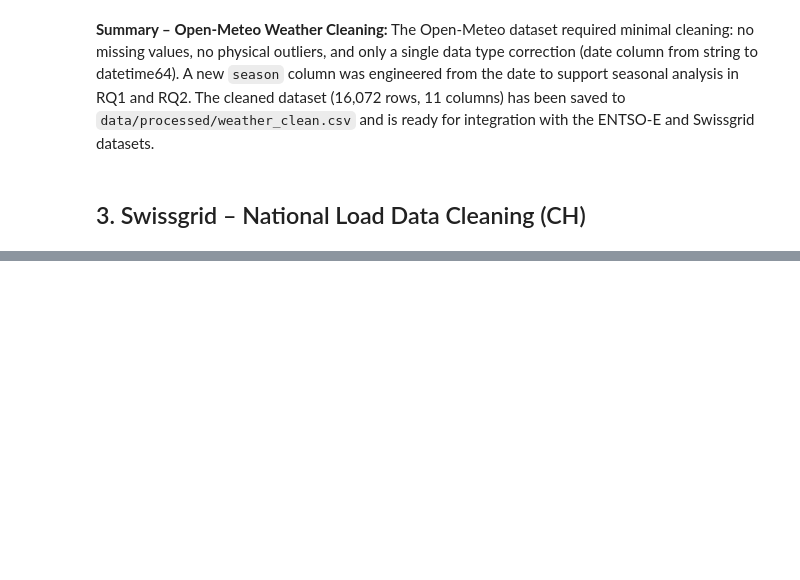
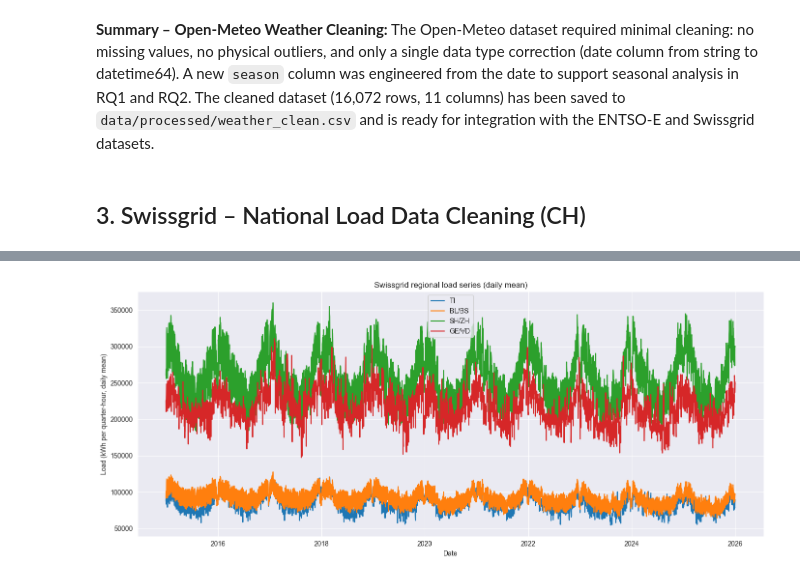
Before and after one commit to joelthedebugger/CIP_FS26_203, a Jupyter notebook: notebooks/02_data_cleaning.ipynb, the cells around one changed output, grey strips where cells are left out. Cells and saved outputs as stored; diff of their text form; code cells hidden in the pictures; blank space fills up the shorter version.

```diff
--- a/notebooks/02_data_cleaning.ipynb
+++ b/notebooks/02_data_cleaning.ipynb
@@ -416,0 +1076,17 @@ tbd Joel/Aurora
+# %%
+# Plot regional daily mean load over time
+
+plt.figure(figsize=(14, 6))
+plt.plot(swissgrid_daily_plot["date"], swissgrid_daily_plot["load_ti_kwh"], label="TI")
+plt.plot(swissgrid_daily_plot["date"], swissgrid_daily_plot["load_bl_bs_kwh"], label="BL/BS")
+plt.plot(swissgrid_daily_plot["date"], swissgrid_daily_plot["load_sh_zh_kwh"], label="SH/ZH")
+plt.plot(swissgrid_daily_plot["date"], swissgrid_daily_plot["load_ge_vd_kwh"], label="GE/VD")
+
+plt.title("Swissgrid regional load series (daily mean)")
+plt.xlabel("Date")
+plt.ylabel("Load (kWh per quarter-hour, daily mean)")
+plt.legend()
+plt.tight_layout()
+plt.show()
+# %% [output]
+[figure, added]
```
Also changed, not shown: parts of 45 cells of this notebook, 3 other files.
